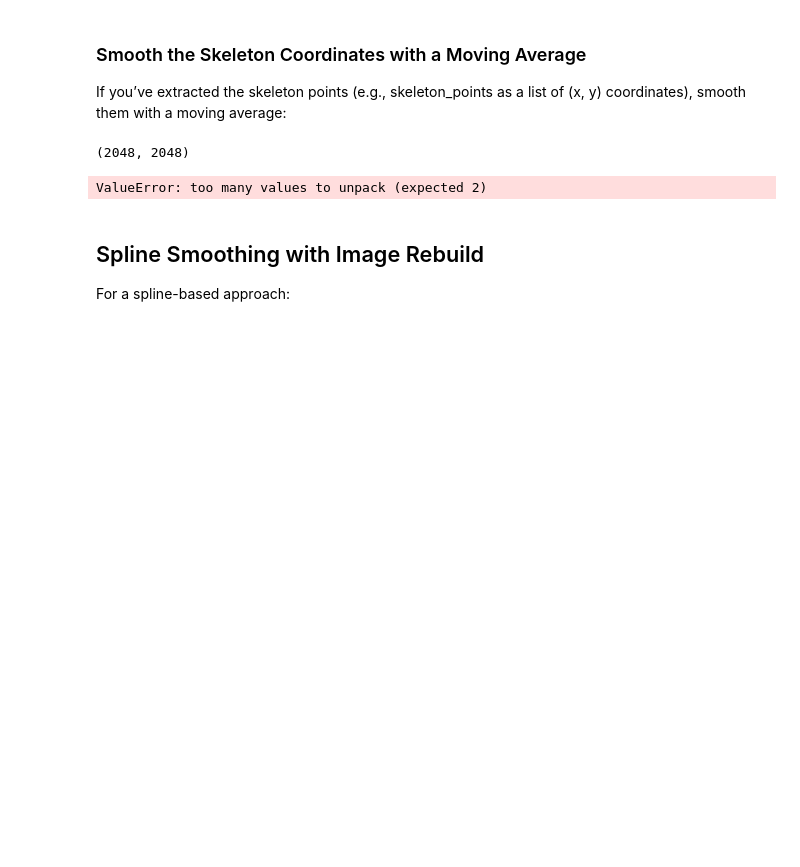
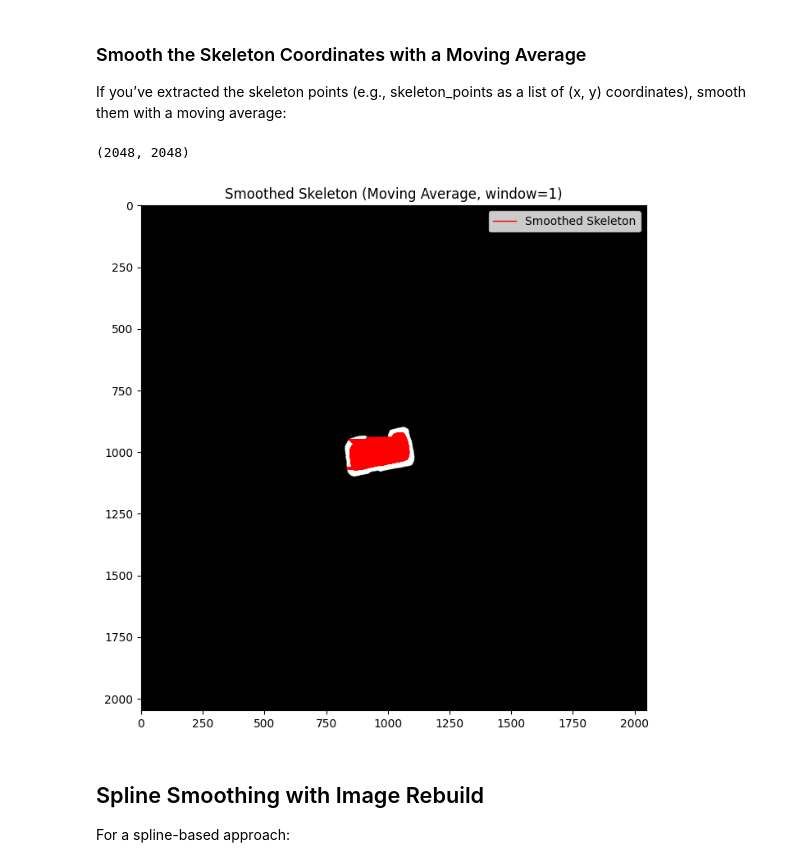
Before and after one commit to anjrew/race-lines-optimization, a Jupyter notebook: notebooks/create_map_boundries.ipynb, the cells around one changed output. Drawn from its saved outputs; the diff is of its cells as text; code cells hidden in the pictures; blank space fills up the shorter version.

```diff
--- a/notebooks/create_map_boundries.ipynb
+++ b/notebooks/create_map_boundries.ipynb
@@ -573,10 +611,12 @@ skeleton.shape
 import numpy as np
 
 # Assuming skeleton_points is a list of (x, y) coordinates
-skeleton_points = np.array([(x, y) for y, x in np.where(skeleton > 0)])  # Convert to array if not already
+# Extract points from the (2048, 2048) skeleton image
+y_coords, x_coords = np.where(skeleton > 0)  # Get row (y) and column (x) indices
+skeleton_points = np.array(list(zip(x_coords, y_coords)))  # Combine into (x, y) pairs
 
 # Smoothing parameter: window size for moving average
-window_size = 5  # Final parameter: number of points to average (odd, e.g., 3, 5, 7)
+window_size = 1  # Final parameter: number of points to average (odd, e.g., 3, 5, 7)
 
 # Pad the array to handle edges (repeat first/last points)
 pad_size = window_size // 2
@@ -584,34 +624,34 @@ padded_points = np.pad(skeleton_points, ((pad_size, pad_size), (0, 0)), mode='ed
 
 # Compute moving average
 smoothed_points = np.zeros_like(skeleton_points, dtype=float)
 for i in range(len(skeleton_points)):
     smoothed_points[i] = np.mean(padded_points[i:i + window_size], axis=0)
 
 # Convert back to integer coordinates
 smoothed_points = smoothed_points.astype(int)
 
 # Create a new skeleton image from smoothed points
 smoothed_skeleton = np.zeros_like(skeleton)
 for x, y in smoothed_points:
     if 0 <= y < smoothed_skeleton.shape[0] and 0 <= x < smoothed_skeleton.shape[1]:
         smoothed_skeleton[y, x] = 255
 
 # Visualize
 plt.figure(figsize=(10, 8))
 plt.imshow(binary, cmap='gray')
 plt.plot(smoothed_points[:, 0], smoothed_points[:, 1], 'r-', linewidth=1, label='Smoothed Skeleton')
 plt.title(f'Smoothed Skeleton (Moving Average, window={window_size})')
 plt.legend()
 plt.show()
 
 # Save coordinates if needed
 if output_path:
     with open(output_path / 'smoothed_skeleton.csv', 'w', newline='') as file:
         writer = csv.writer(file)
         writer.writerow(['x', 'y'])
         writer.writerows(smoothed_points)
 # %% [output]
-ValueError: too many values to unpack (expected 2)
+[figure, added]
 # %% [markdown]
 ## Spline Smoothing with Image Rebuild
 
```
Also changed, not shown: parts of 6 cells of this notebook.
